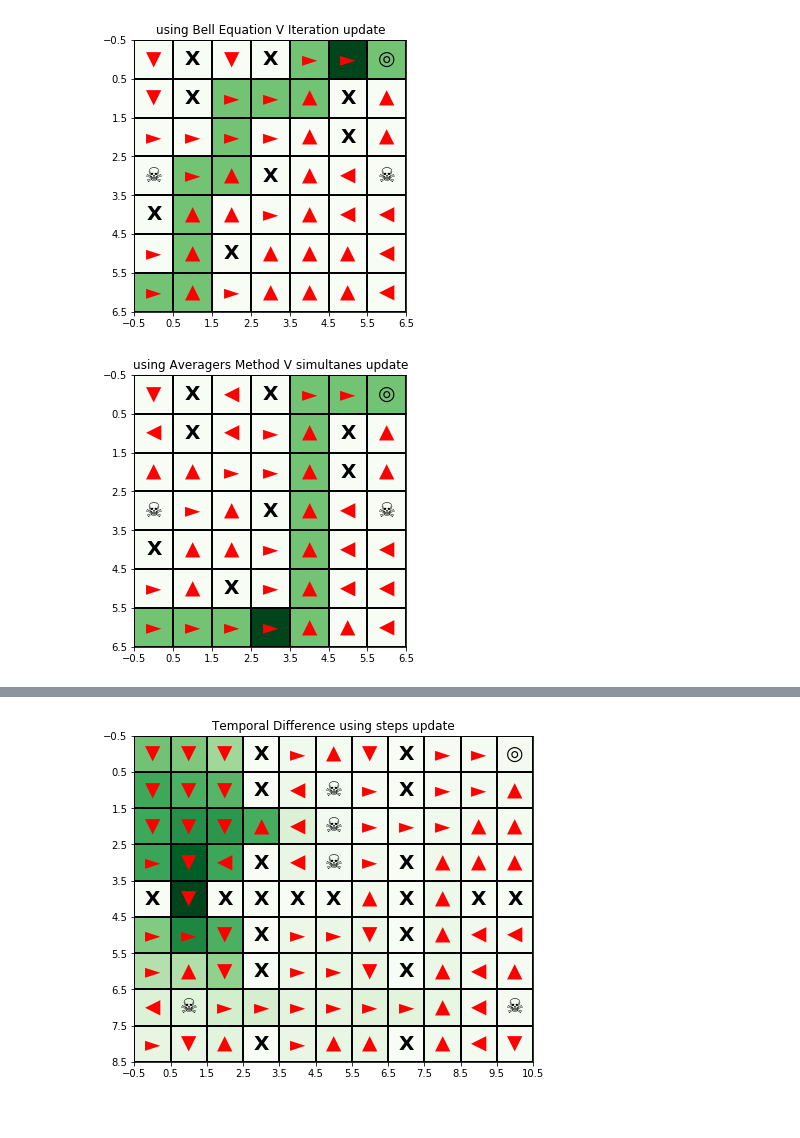
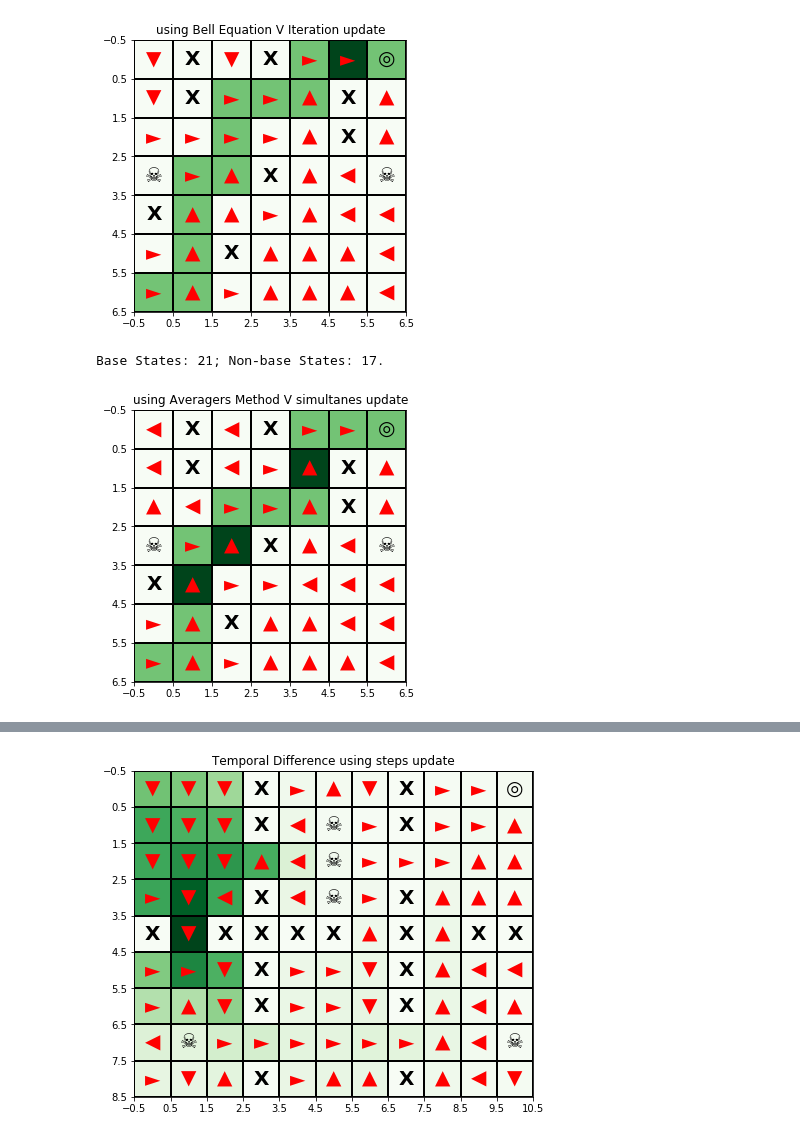
Before and after one commit to chihoxtra/reinforcement_learning, a Jupyter notebook: [PlayAround][Reinforcement Learning].ipynb, the cells around one changed output, grey strips where cells are left out. Saved outputs shown, nothing was run; the diff lists cells and outputs as text; code cells hidden in the pictures.

Commit message:
attempt to use new way to do averages, thanks to dr michael littman!

```diff
--- a/[PlayAround][Reinforcement Learning].ipynb
+++ b/[PlayAround][Reinforcement Learning].ipynb
@@ -740,11 +740,9 @@ class RL_SearchAgent:
         # step 2: identify the policy
         #for nbs in nonBaseStates:
         nonBaseStates = [s for s in all_states if s not in self.avBaseStates]
-        """
-        for nbs in nonBaseStates:
-            #update value only
-            self.sValue[nbs]['value'] = self.getAverageValue(nbs)
-        """
+
+        print("Base States: {}; Non-base States: {}.".format(len(self.avBaseStates), len(nonBaseStates)))
+
         for s in nonBaseStates:
             maxExpectedsValue = -np.Inf
             maxExpectedsAction = None
@@ -828,6 +826,7 @@ p1a = RL_Problem(dimension = (7,7),
                        (6,5),(6,6)],
                 penaltyState = [(1,4),(7,4)], goalStateReward=+3.0,
                 penaltyStateReward=-1.0,global_step_cost=-0.04)
+
 """
 avBaseStates = [(1,1),(1,2),(1,4),(1,5),(1,6),(1,7),
                 (2,1),(2,2),(2,3),(2,4),(2,5),
@@ -839,27 +838,30 @@ avBaseStates = [(1,1),(1,2),(1,4),(1,5),(1,6),(1,7),
                ]
 """
 
-avBaseStates = [(1,1),(1,2),(1,5),(1,7),
-                (2,1),(2,2),(2,3),(2,4),
+avBaseStates = [(1,1),(1,2),
+                (2,1),(2,2),(2,3),
                 (3,1),(3,3),(3,4),
-                (4,1),(4,2),(4,3),(4,5),
-                (5,1),(5,3),(5,4),(5,5),(5,6),(5,7),
-                (6,1),(6,2),(6,4),(6,7),
+                (4,1),(4,2),(4,5),
+                (5,1),(5,5),(5,6),(5,7),
+                (6,1),(6,2),(6,7),
                 (7,1),(7,2),(7,3),
                ]
+#"""
+
 s3 = RL_SearchAgent(p1a, gamma=0.90, initialState = (1,1), avBaseStates=avBaseStates)
 # %%
 #####################################################################
 ################ Method 4: Averagers using V ########################
 #####################################################################
 #s3.trainModelBellEquationV(epoche=100)
-s3.trainModelByAveragers(epoche=100, wAllocBy='feature')
+s3.trainModelByAveragers(epoche=100, wAllocBy='distance')
 #since we update all possible states, we might not need off policy in this case
 # displayRLMaze(p1, s3, [],'using Averagers V simultaneous update')
 # Note that there is no path in this concept because all states are updated in an epoch
 showSearchPolicy(p1a, s3, title='using Averagers Method V simultanes update')
 # %% [output]
+Base States: 21; Non-base States: 17.
-[figure, old version]
+[figure, new version]
 # %%
 #####################################################################
 # %% [markdown]
```
Also changed, not shown: parts of 1 cell of this notebook.
